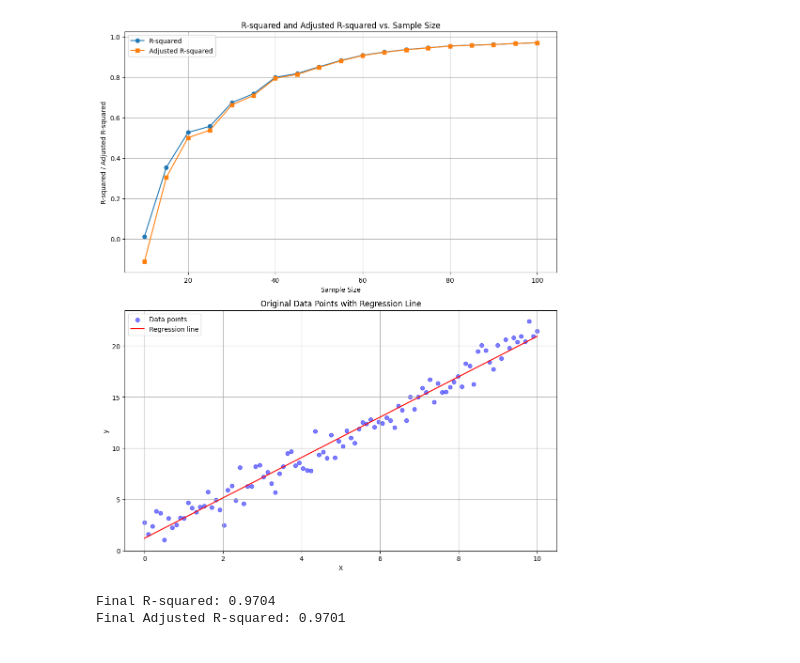
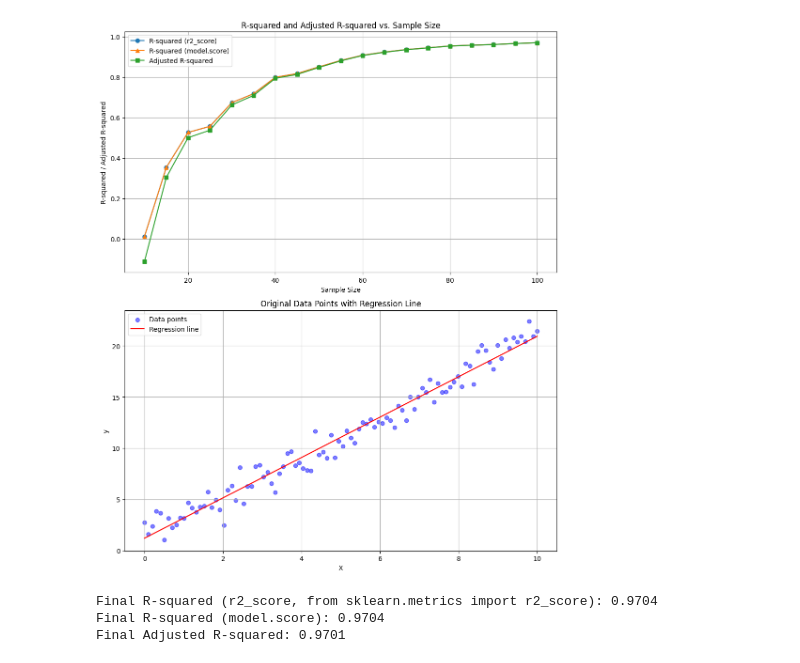
Before and after one commit to JK-c66/KAUST_stage_2_2025, a Jupyter notebook: Solutions/day1_R_Squared_sol.ipynb, the cells around one changed output. Saved outputs shown, nothing was run; the diff lists cells and outputs as text; code cells hidden in the pictures.

```diff
--- a/Solutions/day1_R_Squared_sol.ipynb
+++ b/Solutions/day1_R_Squared_sol.ipynb
@@ -16,6 +16,7 @@ def adjusted_r2(r2, n, p):
 # Lists to store R-squared and adjusted R-squared values
 r2_values = []
 adj_r2_values = []
+score_values = []
 
 # Calculate R-squared and adjusted R-squared for different sample sizes
 sample_sizes = range(10, len(X) + 1, 5)
@@ -28,39 +29,44 @@ for n in sample_sizes:
 
     y_pred = model.predict(X_sample)
     r2 = r2_score(y_sample, y_pred)
+    score = model.score(X_sample, y_sample)  # Using sklearn's built-in R-squared calculation
     adj_r2 = adjusted_r2(r2, n, 1)  # 1 predictor variable (X) is used to predict y in the linear regression
 
     r2_values.append(r2)
     adj_r2_values.append(adj_r2)
+    score_values.append(score)
 
 # Create a figure with two subplots
 fig, (ax1, ax2) = plt.subplots(2, 1, figsize=(10, 12))
 
 # Plot R-squared and Adjusted R-squared
-ax1.plot(sample_sizes, r2_values, label='R-squared', marker='o')
+ax1.plot(sample_sizes, r2_values, label='R-squared (r2_score)', marker='o')
+ax1.plot(sample_sizes, score_values, label='R-squared (model.score)', marker='^')
 ax1.plot(sample_sizes, adj_r2_values, label='Adjusted R-squared', marker='s')
 ax1.set_xlabel('Sample Size')
 ax1.set_ylabel('R-squared / Adjusted R-squared')
 ax1.set_title('R-squared and Adjusted R-squared vs. Sample Size')
 ax1.legend()
 ax1.grid(True)
 
 # Plot original data points and regression line
 ax2.scatter(X, y, color='blue', alpha=0.5, label='Data points')
 ax2.plot(X, model.predict(X), color='red', label='Regression line')
 ax2.set_xlabel('X')
 ax2.set_ylabel('y')
 ax2.set_title('Original Data Points with Regression Line')
 ax2.legend()
 ax2.grid(True)
 
 plt.tight_layout()
 plt.show()
 
 # Print final values
-print(f"Final R-squared: {r2_values[-1]:.4f}")
+print(f"Final R-squared (r2_score, from sklearn.metrics import r2_score): {r2_values[-1]:.4f}")
+print(f"Final R-squared (model.score): {score_values[-1]:.4f}")
 print(f"Final Adjusted R-squared: {adj_r2_values[-1]:.4f}")
 # %% [output]
-[figure, old version]
+[figure, new version]
-Final R-squared: 0.9704
+Final R-squared (r2_score, from sklearn.metrics import r2_score): 0.9704
+Final R-squared (model.score): 0.9704
 Final Adjusted R-squared: 0.9701
```
Also changed, not shown: 2 other files.
